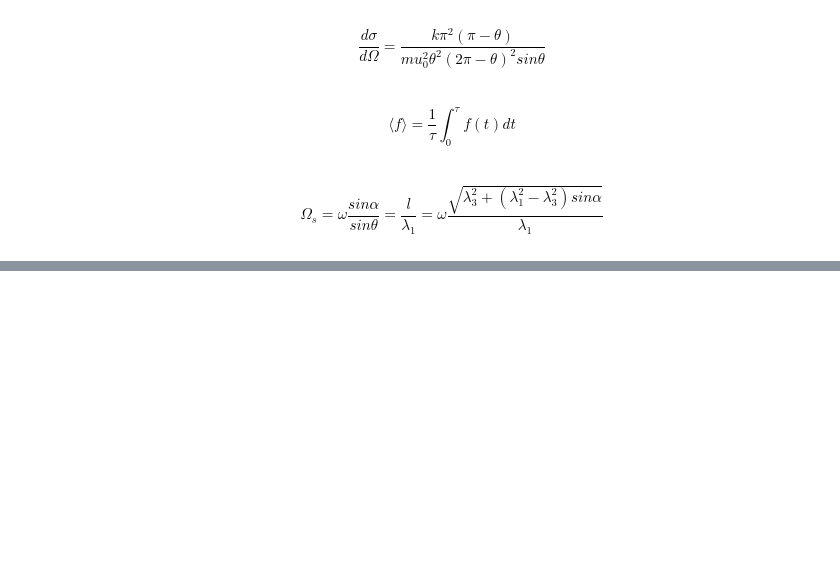
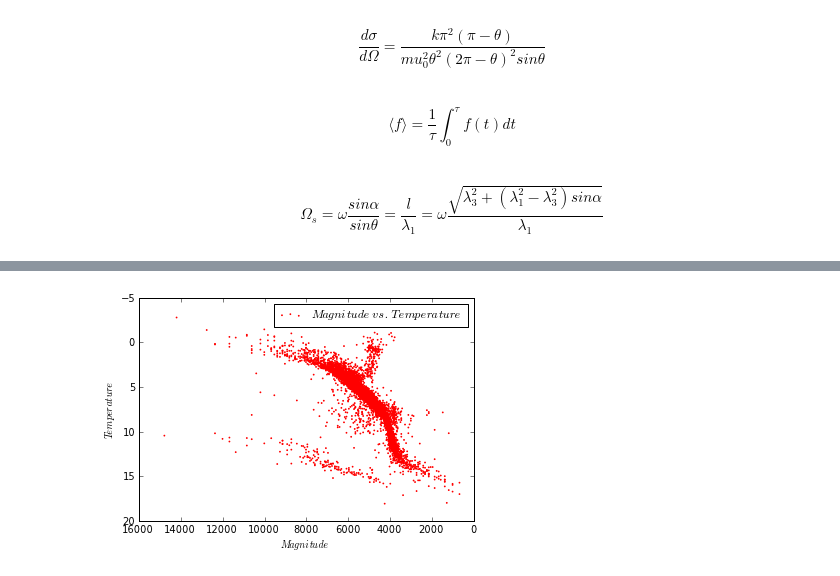
Before and after one commit to mtotten/PHYS202-S13, a Jupyter notebook: Week3/GraphicsEx2.ipynb, the cells around one changed output, grey strips where cells are left out. Drawn from its saved outputs; the diff is of its cells as text; code cells hidden in the pictures; blank space fills up the shorter version.

```diff
--- a/Week3/GraphicsEx2.ipynb
+++ b/Week3/GraphicsEx2.ipynb
@@ -38,0 +66,13 @@ xlabel("x(rad)",fontsize=15)
+# %%
+function = loadtxt("stars.txt",float)
+x = function[:,0]
+y = function[:,1]
+scatter(x,y, color="red",label="$Magnitude$ $vs.$ $Temperature$",s=.5)
+xlabel("$Magnitude$")
+ylabel("$Temperature$")
+legend()
+xlim([16000,0])
+ylim([20,-5])
+show()
+# %% [output]
+[figure, added]
```
Also changed, not shown: parts of 2 cells of this notebook, 4 other files.
